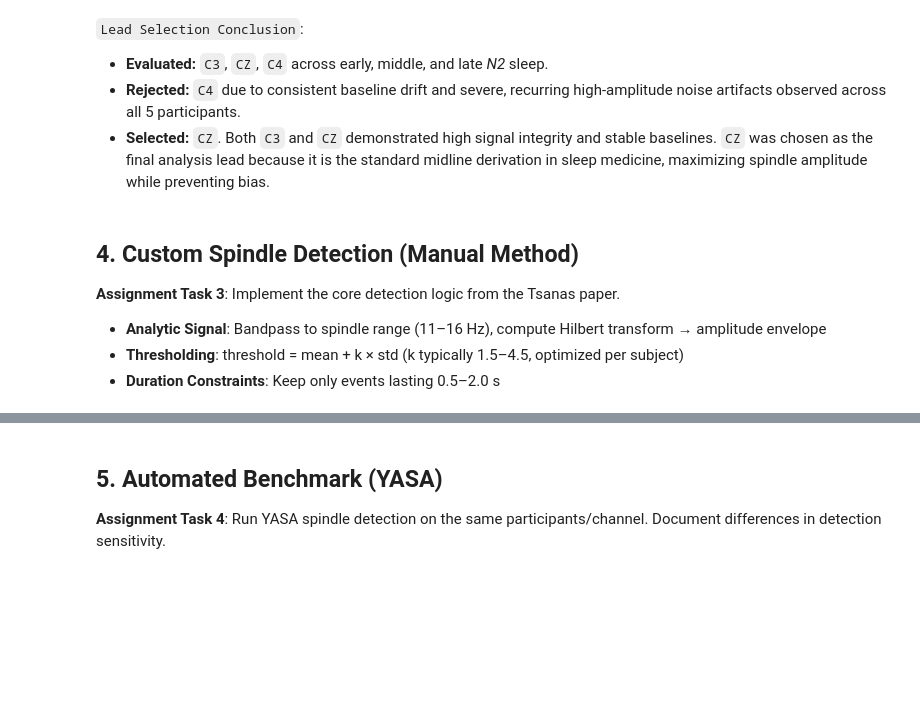
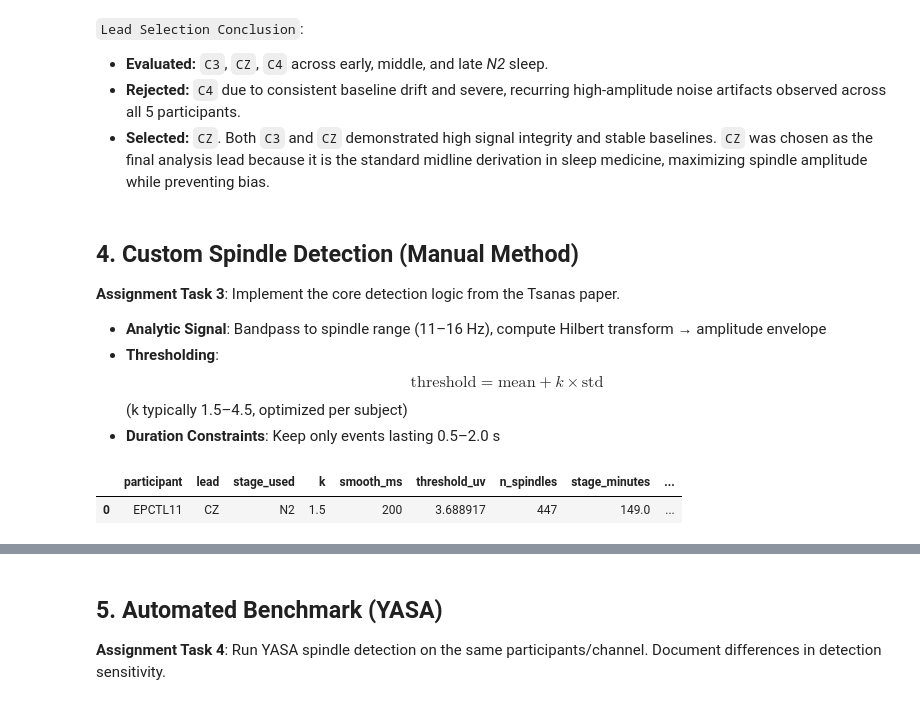
Before and after one commit to neehanthreddym/eeg-signal-processing-classification, a Jupyter notebook: notebooks/part1_spindles.ipynb, the cells around one changed output, grey strips where cells are left out. Saved outputs shown, nothing was run; the diff lists cells and outputs as text; code cells hidden in the pictures; blank space fills up the shorter version.

```diff
--- a/notebooks/part1_spindles.ipynb
+++ b/notebooks/part1_spindles.ipynb
@@ -299,5 +301,37 @@ Saved lead selection summary to results/lead_selection_summary.csv
 ## 4. Custom Spindle Detection (Manual Method)
 **Assignment Task 3**: Implement the core detection logic from the Tsanas paper.
 - **Analytic Signal**: Bandpass to spindle range (11–16 Hz), compute Hilbert transform → amplitude envelope
-- **Thresholding**: threshold = mean + k × std (k typically 1.5–4.5, optimized per subject)
+- **Thresholding**: $$\text{threshold} = \text{mean} + k \times \text{std}$$ (k typically 1.5–4.5, optimized per subject)
 - **Duration Constraints**: Keep only events lasting 0.5–2.0 s
+# %%
+from mne.filter import filter_data
+from scipy.signal import hilbert
+
+def moving_average(x, win_samples):
+    """Simple centered moving average for envelope smoothing."""
+    if win_samples <= 1:
+        return x.copy()
+
+    kernel = np.ones(win_samples, dtype=float) / win_samples
+    return np.convolve(x, kernel, mode="same")
+
+def build_stage_mask(hypno_df, n_samples, sfreq, target_stage="N2"):
+    """Create a boolean sample mask for the requested sleep stage."""
+    mask = np.zeros(n_samples, dtype=bool)
+
+    stage_rows = hypno_df[hypno_df["stage"] == target_stage]
+    for _, row in stage_rows.iterrows():
+        start_idx = int(np.floor(row["start_sec"] * sfreq))
+        end_idx   = int(np.floor(row["end_sec"] * sfreq))
+        start_idx = max(0, start_idx)
+        end_idx   = min(n_samples, end_idx)
+        mask[start_idx:end_idx] = True
+
+    return mask
+
+def extract_segments(binary_mask):
+    """Return [(start_idx, end_idx), ...] from a boolean mask."""
+    edges = np.diff(binary_mask.astype(int), prepend=0, append=0)
+    starts = np.where(edges == 1)[0]
+    ends   = np.where(edges == -1)[0]
+    return list(zip(starts, ends))
@@ -303,0 +452,16 @@ Saved lead selection summary to results/lead_selection_summary.csv
+# %%
+# Test for one participant
+manual_test = manual_spindle_detector(
+    pid=11,
+    data_dir=DATA_DIR,
+    lead="CZ",
+    k=1.5,
+    smooth_ms=200,
+    min_duration=0.5,
+    max_duration=2.0
+)
+
+pd.DataFrame([manual_test["summary"]])
+# %% [output]
+|  | participant | lead | stage_used | k | smooth_ms | threshold_uv | n_spindles | stage_minutes | ... |
+| 0 | EPCTL11 | CZ | N2 | 1.5 | 200 | 3.688917 | 447 | 149.0 | ... |
```
Also changed, not shown: parts of 6 cells of this notebook, 2 other files.
